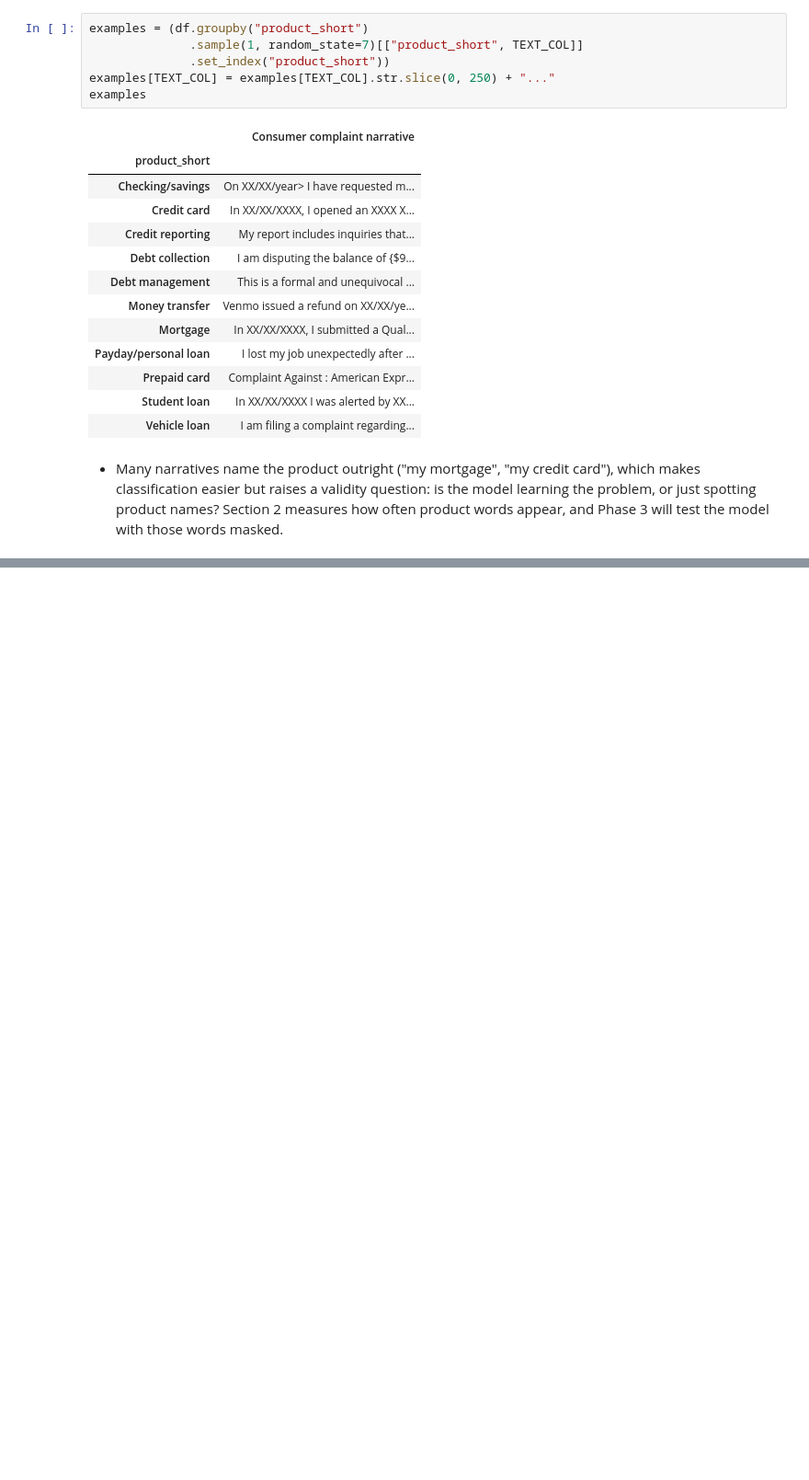
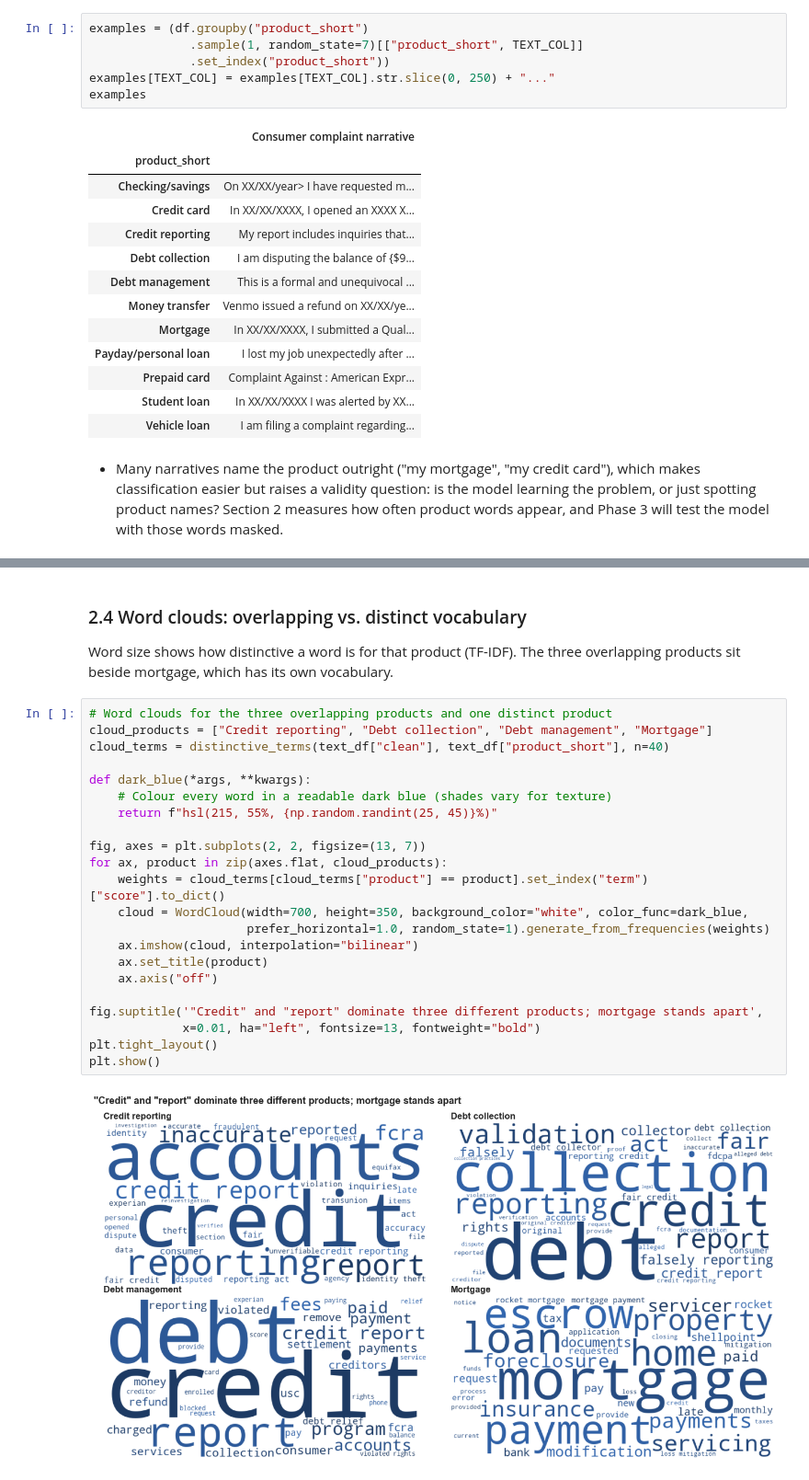
Before and after one commit to rebeccaquaye/consumer-financial-complaints, a Jupyter notebook: Notebook/Ketty.ipynb, the cells around one changed output, grey strips where cells are left out. Shown at 92% size. Saved outputs shown, nothing was run; the diff lists cells and outputs as text; blank space fills up the shorter version.

```diff
--- a/Notebook/Ketty.ipynb
+++ b/Notebook/Ketty.ipynb
@@ -242,0 +322,28 @@ examples
+# %% [markdown]
+### 2.4 Word clouds: overlapping vs. distinct vocabulary
+
+Word size shows how distinctive a word is for that product (TF-IDF). The three overlapping products sit beside mortgage, which has its own vocabulary.
+# %%
+# Word clouds for the three overlapping products and one distinct product
+cloud_products = ["Credit reporting", "Debt collection", "Debt management", "Mortgage"]
+cloud_terms = distinctive_terms(text_df["clean"], text_df["product_short"], n=40)
+
+def dark_blue(*args, **kwargs):
+    # Colour every word in a readable dark blue (shades vary for texture)
+    return f"hsl(215, 55%, {np.random.randint(25, 45)}%)"
+
+fig, axes = plt.subplots(2, 2, figsize=(13, 7))
+for ax, product in zip(axes.flat, cloud_products):
+    weights = cloud_terms[cloud_terms["product"] == product].set_index("term")["score"].to_dict()
+    cloud = WordCloud(width=700, height=350, background_color="white", color_func=dark_blue,
+                      prefer_horizontal=1.0, random_state=1).generate_from_frequencies(weights)
+    ax.imshow(cloud, interpolation="bilinear")
+    ax.set_title(product)
+    ax.axis("off")
+
+fig.suptitle('"Credit" and "report" dominate three different products; mortgage stands apart',
+             x=0.01, ha="left", fontsize=13, fontweight="bold")
+plt.tight_layout()
+plt.show()
+# %% [output]
+[figure, added]
```
Also changed, not shown: parts of 13 cells of this notebook, 1 other file.
